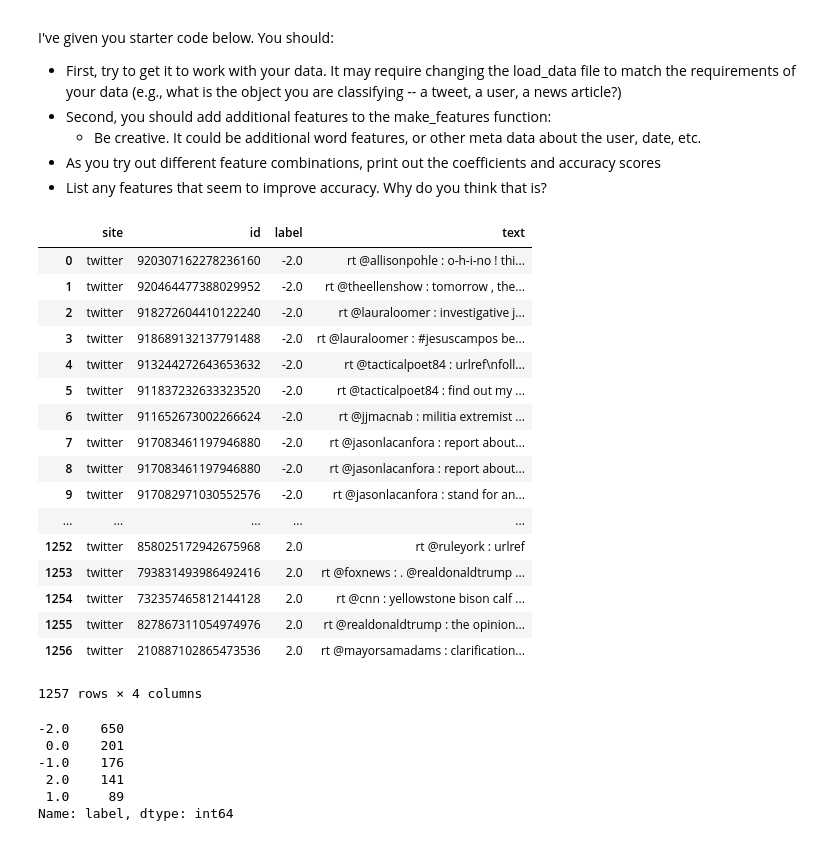
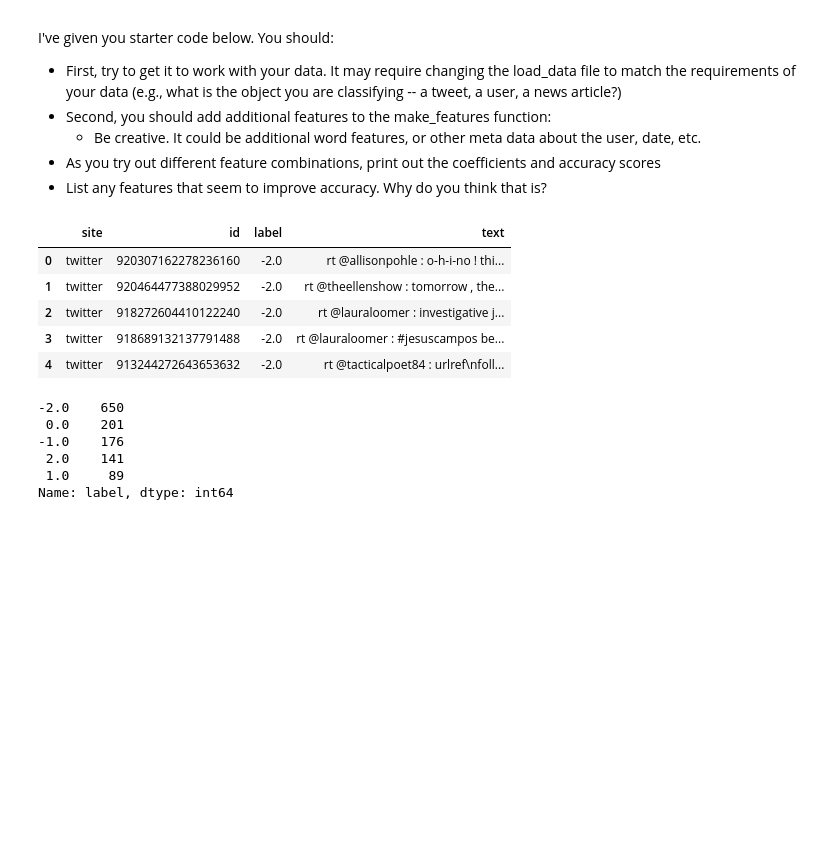
Before and after one commit to tapilab/elevate-osna-news, a Jupyter notebook: notebooks/W2L1_Huaixi_Tang.ipynb, the cells around one changed output. Drawn from its saved outputs; the diff is of its cells as text; code cells hidden in the pictures; blank space fills up the shorter version.

Commit message:
day5 lab ver1: data preprocess part

```diff
--- a/notebooks/W2L1_Huaixi_Tang.ipynb
+++ b/notebooks/W2L1_Huaixi_Tang.ipynb
@@ -23,48 +23,36 @@ from sklearn.feature_extraction import DictVectorizer
 def load_data(datafile, checkfile):
     """
     Read your data into a single pandas dataframe where
     - each row is an instance to be classified
 
     (this could be a tweet, user, or news article, depending on your project)
     - there is a column called `label` which stores the class label (e.g., the true
       category for this row)
     """
     df = pd.read_csv(datafile)[['social_id','comment_tokens']]
     ck = pd.read_csv(checkfile)
 
     ck = ck.loc[ck['site'] == 'twitter', ['site', 'social_id', 'ruling_val']]
 
 
     ck['social_id'] = ck['social_id'].astype(df['social_id'].dtype)
 
     df.columns = ['id', 'text']
     df = df.drop_duplicates(['id','text'])
     ck.columns = ['site','id','label']
-   # ck['label'] = [i.lower() for i in ck.label]
+#     ck['label'] = [i.lower() for i in ck.label]
     df = pd.merge(ck,df,on=['id'],how = 'inner')
     return df
 
-df = load_data('..\\..\\training_data\\twitter.csv.gz', '..\\..\\training_data\\factchecks.csv')
-df
+df = load_data('..\\..\\training_data\\twitter.csv', '..\\..\\training_data\\factchecks.csv')
+df.head()
 # %% [output]
 |  | site | id | label | text |
 | 0 | twitter | 920307162278236160 | -2.0 | rt @allisonpohle : o-h-i-no ! thi... |
 | 1 | twitter | 920464477388029952 | -2.0 | rt @theellenshow : tomorrow , the... |
 | 2 | twitter | 918272604410122240 | -2.0 | rt @lauraloomer : investigative j... |
 | 3 | twitter | 918689132137791488 | -2.0 | rt @lauraloomer : #jesuscampos be... |
 | 4 | twitter | 913244272643653632 | -2.0 | rt @tacticalpoet84 : urlref\nfoll... |
-| 5 | twitter | 911837232633323520 | -2.0 | rt @tacticalpoet84 : find out my ... |
-| 6 | twitter | 911652673002266624 | -2.0 | rt @jjmacnab : militia extremist ... |
-| 7 | twitter | 917083461197946880 | -2.0 | rt @jasonlacanfora : report about... |
-| 8 | twitter | 917083461197946880 | -2.0 | rt @jasonlacanfora : report about... |
-| 9 | twitter | 917082971030552576 | -2.0 | rt @jasonlacanfora : stand for an... |
-| ... | ... | ... | ... | ... |
-| 1252 | twitter | 858025172942675968 | 2.0 | rt @ruleyork : urlref |
-| 1253 | twitter | 793831493986492416 | 2.0 | rt @foxnews : . @realdonaldtrump ... |
-| 1254 | twitter | 732357465812144128 | 2.0 | rt @cnn : yellowstone bison calf ... |
-| 1255 | twitter | 827867311054974976 | 2.0 | rt @realdonaldtrump : the opinion... |
-| 1256 | twitter | 210887102865473536 | 2.0 | rt @mayorsamadams : clarification... |
-1257 rows × 4 columns
 # %%
 # what is the distribution over class labels?
 df.label.value_counts()
```
Also changed, not shown: parts of 11 cells of this notebook, 2 other files.
